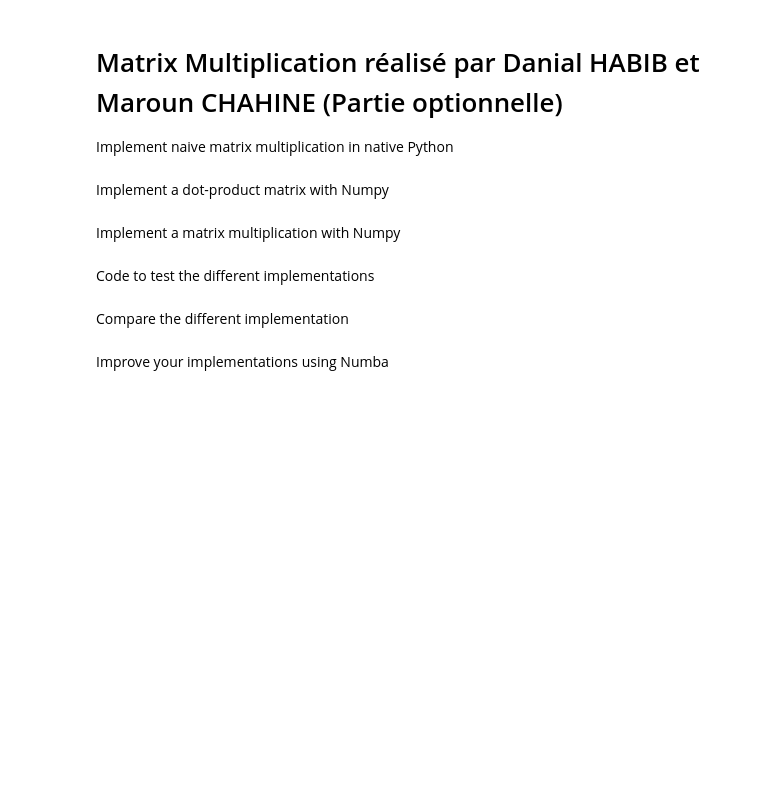
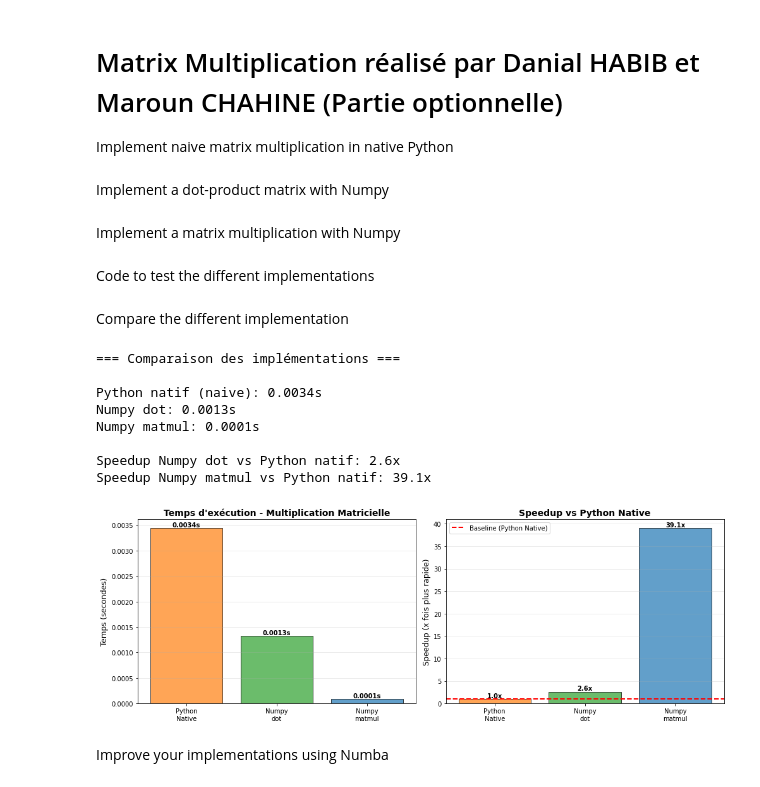
Before and after one commit to MarounC6/Parallel_Computing_CPU_Python_HPC, a Jupyter notebook: matrix_multiplication.ipynb, the cells around one changed output. Cells and saved outputs as stored; diff of their text form; code cells hidden in the pictures; blank space fills up the shorter version.

```diff
--- a/matrix_multiplication.ipynb
+++ b/matrix_multiplication.ipynb
@@ -46,5 +46,74 @@ Bp = [[random.random() for _ in range(n)] for _ in range(n)]
 Cp = [[0.0 for _ in range(n)] for _ in range(n)]
 # %% [markdown]
 Compare the different implementation
+# %%
+import time
+import matplotlib.pyplot as plt
+
+print("=== Comparaison des implémentations ===\n")
+
+# Test Python natif
+start = time.time()
+Cp_result = multi_matrix_naive(Ap, Bp, Cp)
+time_naive = time.time() - start
+print(f"Python natif (naive): {time_naive:.4f}s")
+
+# Test Numpy dot
+start = time.time()
+Cn_dot = multi_matrix_dot(An, Bn, Cn)
+time_dot = time.time() - start
+print(f"Numpy dot: {time_dot:.4f}s")
+
+# Test Numpy matmul
+start = time.time()
+Cn_matmul = multi_matrix_np(An, Bn, Cn)
+time_matmul = time.time() - start
+print(f"Numpy matmul: {time_matmul:.4f}s")
+
+print(f"\nSpeedup Numpy dot vs Python natif: {time_naive/time_dot:.1f}x")
+print(f"Speedup Numpy matmul vs Python natif: {time_naive/time_matmul:.1f}x")
+
+# Visualisation
+fig, (ax1, ax2) = plt.subplots(1, 2, figsize=(14, 5))
+
+# Graphique 1: Temps d'exécution
+methods = ['Python\nNative', 'Numpy\ndot', 'Numpy\nmatmul']
+times = [time_naive, time_dot, time_matmul]
+colors = ['#ff7f0e', '#2ca02c', '#1f77b4']
+
+ax1.bar(methods, times, color=colors, alpha=0.7, edgecolor='black')
+ax1.set_ylabel('Temps (secondes)', fontsize=12)
+ax1.set_title('Temps d\'exécution - Multiplication Matricielle', fontsize=14, fontweight='bold')
+ax1.grid(True, alpha=0.3, axis='y')
+
+# Ajouter les valeurs sur les barres
+for i, (method, t) in enumerate(zip(methods, times)):
+    ax1.text(i, t, f'{t:.4f}s', ha='center', va='bottom', fontweight='bold')
+
+# Graphique 2: Speedup
+speedups = [1.0, time_naive/time_dot, time_naive/time_matmul]
+ax2.bar(methods, speedups, color=colors, alpha=0.7, edgecolor='black')
+ax2.axhline(y=1, color='red', linestyle='--', linewidth=2, label='Baseline (Python Native)')
+ax2.set_ylabel('Speedup (x fois plus rapide)', fontsize=12)
+ax2.set_title('Speedup vs Python Native', fontsize=14, fontweight='bold')
+ax2.legend(fontsize=10)
+ax2.grid(True, alpha=0.3, axis='y')
+
+# Ajouter les valeurs sur les barres
+for i, (method, s) in enumerate(zip(methods, speedups)):
+    ax2.text(i, s, f'{s:.1f}x', ha='center', va='bottom', fontweight='bold')
+
+plt.tight_layout()
+plt.show()
+# %% [output]
+=== Comparaison des implémentations ===
+
+Python natif (naive): 0.0034s
+Numpy dot: 0.0013s
+Numpy matmul: 0.0001s
+
+Speedup Numpy dot vs Python natif: 2.6x
+Speedup Numpy matmul vs Python natif: 39.1x
+[figure, added]
 # %% [markdown]
 Improve your implementations using Numba
```
Also changed, not shown: parts of 3 cells of this notebook.
